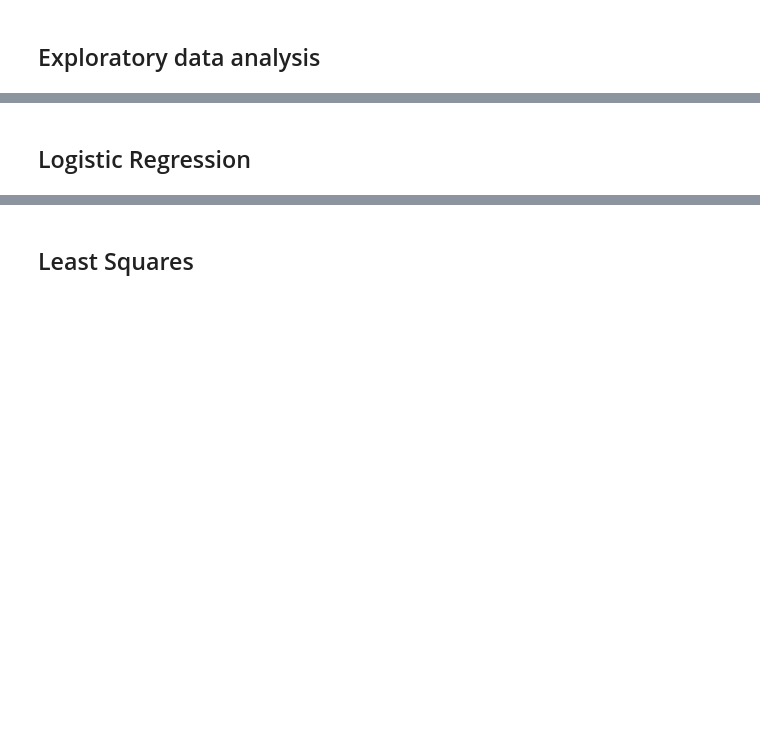
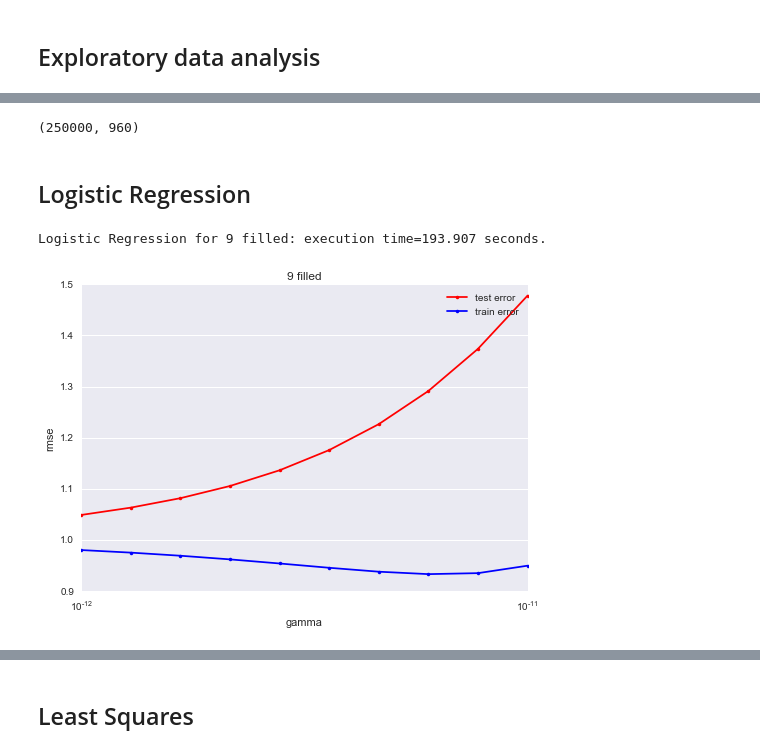
Before and after one commit to PaluchowskiMatthew/MachineLearning, a Jupyter notebook: Projects/project1/scripts/Method Comparison.ipynb, the cells around one changed output, grey strips where cells are left out. Drawn from its saved outputs; the diff is of its cells as text; code cells hidden in the pictures; blank space fills up the shorter version.

```diff
--- a/Projects/project1/scripts/Method Comparison.ipynb
+++ b/Projects/project1/scripts/Method Comparison.ipynb
@@ -44,3 +80,17 @@ replaced999_df = original_df.replace(-999, np.nan)
+# %%
+# EXploratory DATASET 5
+squared_df = replaced999_df.copy()
+squared_df = squared_df.applymap(power_of_2)
+squared_df = replaced999_df.join(squared_df, how='outer', rsuffix='_squared')
+squared_df_normalized = (squared_df - squared_df.mean()) / squared_df.std()
+squared_df.fillna(-5, inplace=True) # best for -5
+squared_df_normalized.fillna(-5, inplace=True) # best for -5
+permutation(squared_df, columns_list, columns_list)
+permutation(squared_df_normalized, columns_list, columns_list)
+
+squared_df.shape
+# %% [output]
+(250000, 960)
 # %%
 # EXPLORATORY DATASET 1
 # mean_filled_df - Dataset for which NaN's values were replaced by mean of column
@@ -69,15 +119,29 @@ normalized_df = (droped_nans_df - droped_nans_df.mean())
 # Lets do exactly the same but for test dataset
 original_test_df = pd.DataFrame(tx_test)
 replaced999_test_df = original_test_df.replace(-999, np.nan)
+squared_test_df = replaced999_test_df.copy()
+copy_test_df = replaced999_test_df.copy()
+copy_test_df.fillna(-99, inplace=True)
 mean_filled_test_df = replaced999_test_df.copy()
 for i, column in np.ndenumerate(sparse_columns):
     col_mean = mean_filled_test_df[column].mean()
     mean_filled_test_df[column] = mean_filled_test_df[column].fillna(col_mean)
-mean_filled_normalized_test_df = (mean_filled_test_df - mean_filled_test_df.mean())
+mean_filled_normalized_test_df = mean_filled_test_df#(mean_filled_test_df - mean_filled_test_df.mean()) / (mean_filled_test_df.max() - mean_filled_test_df.min())
 combined_test_df = replaced999_test_df.copy()
 combined_test_df['combined'] = combined_test_df[sparse_columns].sum(axis=1)
 droped_nans_test_df = combined_test_df.dropna(axis=1, thresh=568000)
-normalized_test_df = (droped_nans_test_df - droped_nans_test_df.mean())# / (droped_nans_test_df.max() - droped_nans_test_df.min())
+normalized_test_df = droped_nans_test_df#(droped_nans_test_df - droped_nans_test_df.mean()) / (droped_nans_test_df.max() - droped_nans_test_df.min())
+
+
+squared_test_df = squared_test_df.applymap(power_of_2)
+squared_test_df = replaced999_test_df.join(squared_test_df, how='outer', rsuffix='_squared')
+squared_test_df_normalized = (squared_test_df - squared_test_df.mean()) / squared_test_df.std()
+squared_test_df.fillna(-5, inplace=True)
+squared_test_df_normalized.fillna(-5, inplace=True)
+permutation(squared_test_df, columns_list, columns_list)
+permutation(squared_test_df_normalized, columns_list, columns_list)
+
+squared_test_df.shape
 
 zero_filled_test_df = replaced999_test_df.fillna(0)
-zero_filled_test_normalized_df = (zero_filled_test_df - zero_filled_test_df.mean())
+zero_filled_test_normalized_df = zero_filled_test_df#(zero_filled_test_df - zero_filled_test_df.mean()) / (zero_filled_test_df.max() - zero_filled_test_df.min())
@@ -88,13 +158,21 @@ zero_filled_test_normalized_df = (zero_filled_test_df - zero_filled_test_df.mean
 new_meanfilled_tx = mean_filled_normalized_df.as_matrix() # DATASET 1
 new_zerofilled_tx = zero_filled_normalized_df.as_matrix()[:,0:30] # DATASET 2
 new_tx = normalized_df.as_matrix() # DATASET 3
-train_datasets = [tx, new_meanfilled_tx, new_zerofilled_tx, new_tx]
+squared_tx = squared_df.as_matrix()
+squared_tx_normalized = squared_df_normalized.as_matrix()
+squared_datasets = [squared_tx, squared_tx_normalized]
+train_datasets = [tx, new_meanfilled_tx, new_zerofilled_tx, new_tx, ninefilled_tx]
+new_train_datasets = [new_meanfilled_tx, new_zerofilled_tx, new_tx, ninefilled_tx]
 
 # test datasets
 new_meanfilled_tx_test = mean_filled_normalized_test_df.as_matrix() # DATASET 1
 new_zerofilled_tx_test = zero_filled_test_normalized_df.as_matrix()[:,0:30] # DATASET 2
 new_tx_test = normalized_test_df.as_matrix() # DATASET 3
-test_datasets = [tx_test, new_meanfilled_tx_test, new_zerofilled_tx_test, new_tx_test]
+squared_tx_test = squared_test_df.as_matrix()
+squared_tx_test_normalized = squared_test_df_normalized.as_matrix()
+squared_test_datasets = [squared_tx_test, squared_tx_test_normalized]
+test_datasets = [new_meanfilled_tx_test, new_zerofilled_tx_test, new_tx_test, ninefilled_test_tx]
+new_test_datasets = [new_meanfilled_tx_test, new_zerofilled_tx_test, new_tx_test, ninefilled_test_tx]
 
 # train and test combined
 new_all_meanfilled_tx = np.concatenate((new_meanfilled_tx, new_meanfilled_tx_test)) # DATASET 1
@@ -102,10 +180,17 @@ new_all_zerofilled_tx = np.concatenate((new_zerofilled_tx, new_zerofilled_tx_tes
 new_all_tx = np.concatenate((new_tx, new_tx_test)) # DATASET 3
 all_detasets = [all_tx, new_all_meanfilled_tx, new_all_zerofilled_tx, new_all_tx]
 
-datasets_names = ['Original/Raw', 'Mean filled', 'Zero filled', 'NaN dropped']
+squared_datasets_names = ['Squared', 'Squared Normalized']
+datasets_names = ['Original/Raw', 'Mean filled', 'Zero filled', 'NaN dropped', '-99 filled']
+new_datasets_names = ['Mean filled', 'Zero filled', 'NaN dropped', '-99 filled']
 # %% [markdown]
 ## Logistic Regression
 # %%
 #Parameters
 max_iters = 1000
-gammas = np.logspace(-14, -18, 10)
+gammas = np.logspace(-12, -11, 10)
+# %%
+train, test, weight = logistic_regression_dataset_gammas_test(y, y_test, squared_tx_normalized, squared_tx_test_normalized, max_iters, gammas, '9 filled', 1)
+# %% [output]
+Logistic Regression for 9 filled: execution time=193.907 seconds.
+[figure, added]
```
Also changed, not shown: parts of 25 cells of this notebook, 17 other files.
